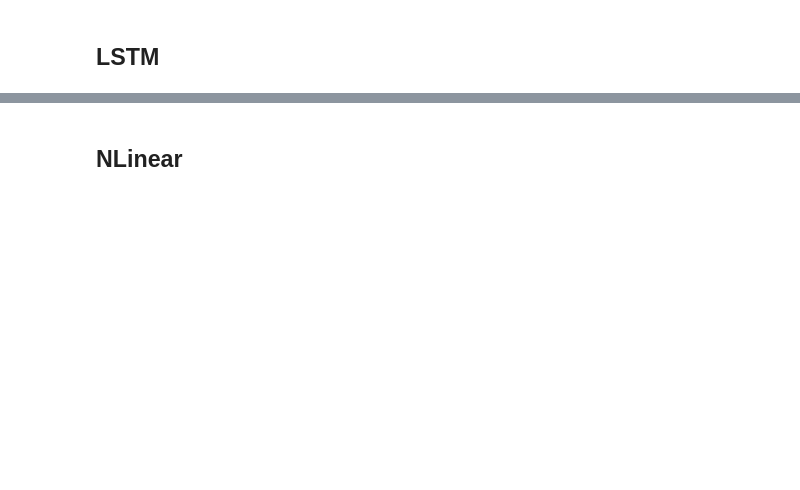
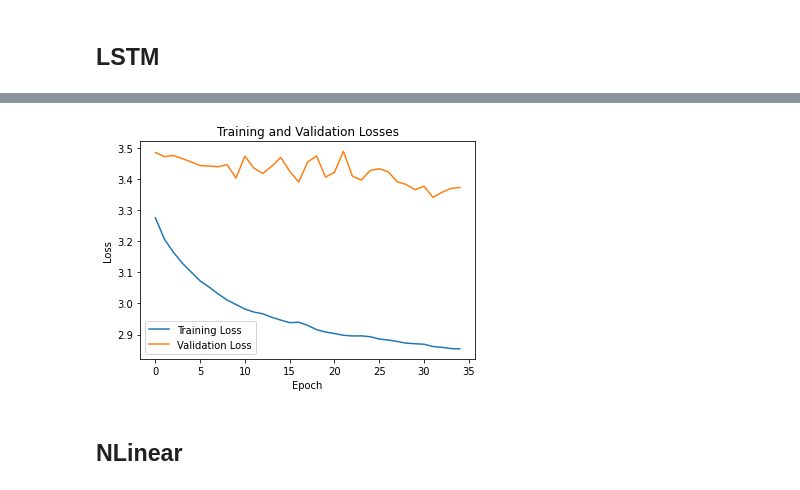
Before and after one commit to hakhyun0615/SCI_Journal, a Jupyter notebook: 코드/train.ipynb, the cells around one changed output, grey strips where cells are left out. Saved outputs shown, nothing was run; the diff lists cells and outputs as text; code cells hidden in the pictures; blank space fills up the shorter version.

```diff
--- a/코드/train.ipynb
+++ b/코드/train.ipynb
@@ -234,8 +235,8 @@ Early Stop Triggered!
 # %% [markdown]
 ## LSTM
 # %%
-model = torch.load('../데이터/Checkpoint/embedding_tr_0.8_lr_1e-05_wd_0_batch_128_epochs_97_e1_128_e2_128_e3_512_emb_1024_d1512_d2_256_d3_128.pth')
-dataset = LSTM_Dataset(model, table_1, table_2, table_3, embedding_dim, lstm_window_size)
+model = torch.load('../데이터/Checkpoint/embedding_tr_0.8_lr_1e-05_wd_0_batch_128_epochs_131_e1_128_e2_128_e3_512_emb_1024_d1512_d2_256_d3_128.pth')
+dataset = LSTM_Dataset(model, table_1, table_2, table_3, embedding_dim, lstm_window_size, DEVICE)
 
 dataset_length = len(dataset)
 split_point = int(train_ratio * len(dataset))
@@ -248,7 +249,7 @@ val_dataset = Subset(dataset, val_indices)
 train_dataloader = DataLoader(train_dataset, batch_size=embedding_batch, shuffle=False, drop_last=True)
 val_dataloader = DataLoader(val_dataset, batch_size=embedding_batch, shuffle=False, drop_last=True)
 # %%
-model = LSTM(embedding_dim, lstm_hidden_dim)
+model = LSTM(embedding_dim, lstm_hidden_dim).to(DEVICE)
 criterion = RMSE()
 optimizer = torch.optim.Adam(model.parameters(), lr=lstm_lr, weight_decay=lstm_weight_decay)
 
@@ -262,8 +263,8 @@ for epoch in range(lstm_epochs):
     model.train()
     total_train_loss = 0
     for data in train_dataloader:
-        src = data[0]
-        trg = data[1]
+        src = data[0].to(DEVICE)
+        trg = data[1].to(DEVICE)
 
         if trg.sum() != 0:
             output, _, _ = model(src)
@@ -283,8 +284,8 @@ for epoch in range(lstm_epochs):
     total_val_loss = 0
     with torch.no_grad():
         for data in val_dataloader:
-            src = data[0]
-            trg = data[1]
+            src = data[0].to(DEVICE)
+            trg = data[1].to(DEVICE)
 
             if trg.sum() != 0:
                 output, _, _ = model(src)
@@ -295,8 +296,8 @@ for epoch in range(lstm_epochs):
     avg_val_loss = total_val_loss / len(val_dataloader)
     val_losses.append(avg_val_loss)
 
-    # early_stop, consecutive_val_loss_increases = early_stop_1(val_losses, consecutive_val_loss_increases, max_consecutive_val_loss_increases)
-    early_stop, best_val_loss, consecutive_val_loss_increases = early_stop_2(avg_val_loss, best_val_loss, consecutive_val_loss_increases, max_consecutive_val_loss_increases)
+    early_stop, consecutive_val_loss_increases = early_stop_1(val_losses, consecutive_val_loss_increases, max_consecutive_val_loss_increases)
+    # early_stop, best_val_loss, consecutive_val_loss_increases = early_stop_2(avg_val_loss, best_val_loss, consecutive_val_loss_increases, max_consecutive_val_loss_increases)
     if early_stop:
         print(f'Epoch [{epoch+1}/{embedding_epochs}], Train Loss: {avg_train_loss:.4f}, Val Loss: {avg_val_loss:.4f} \nEarly Stop Triggered!')
         torch.save(model, f'../데이터/Checkpoint/lstm_tr_{train_ratio}_lr_{lstm_lr}_wd_{lstm_weight_decay}_batch_{lstm_batch}_epochs_{epoch+1}_hdim_{lstm_hidden_dim}_ws_{lstm_window_size}.pth')
@@ -322,3 +327,4 @@ Early Stop Triggered!
+[figure, added]
 # %% [markdown]
 ## NLinear
 # %%
```
Also changed, not shown: parts of 6 cells of this notebook, 10 other files.
